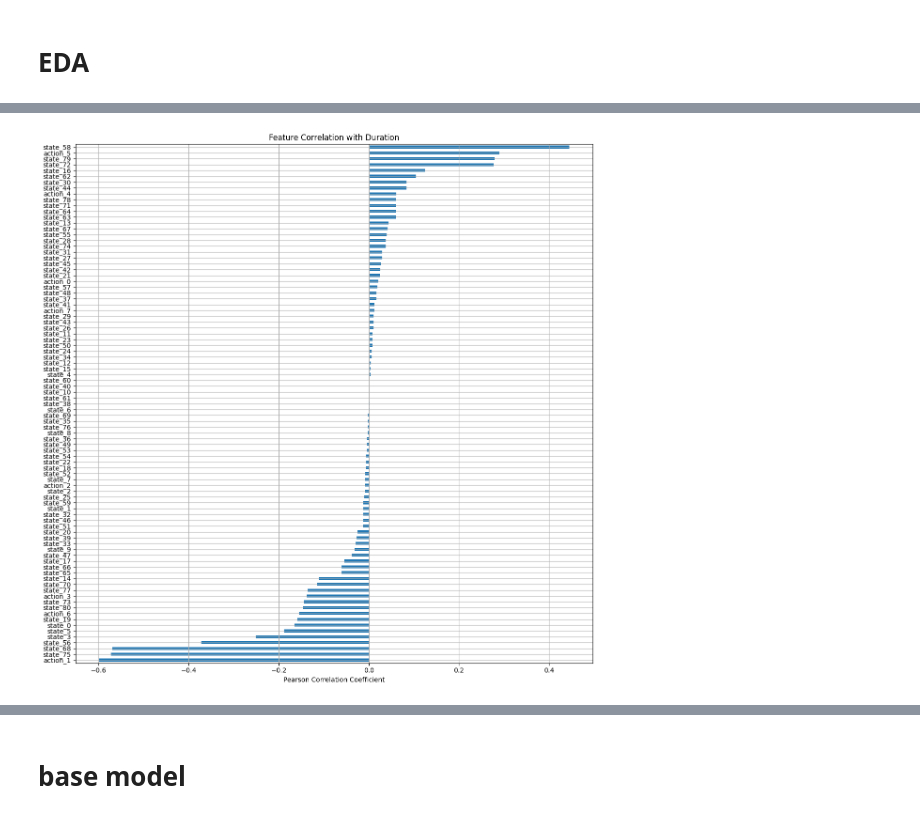
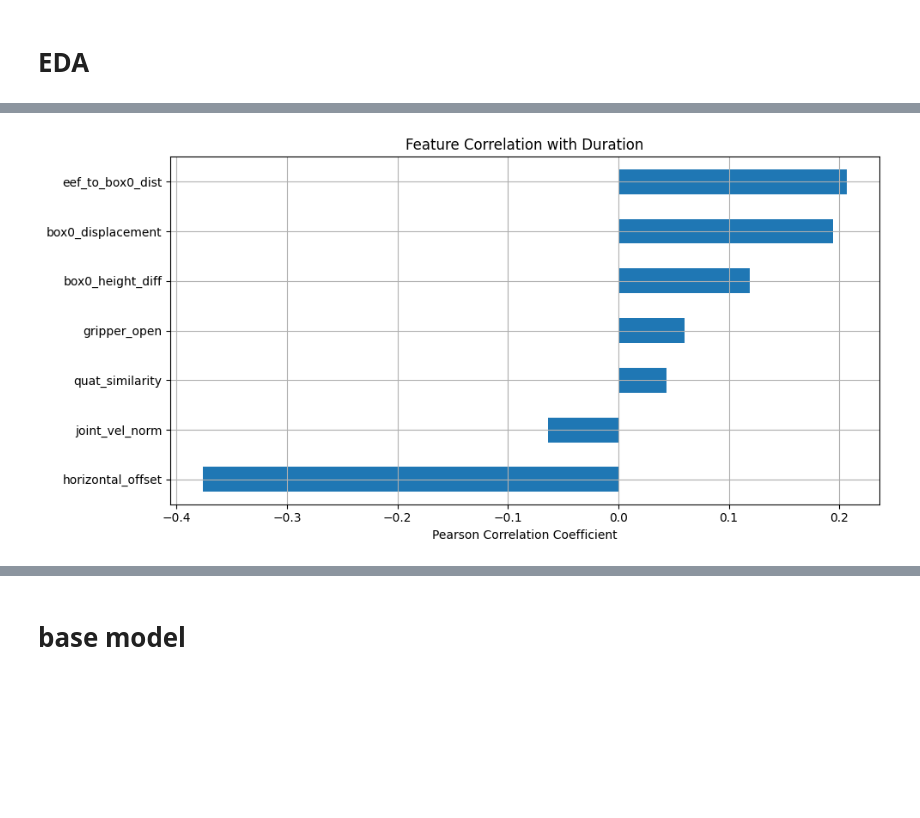
Before and after one commit to ParshinAD/uhaifa_stat_learning, a Jupyter notebook: task_time.ipynb, the cells around one changed output, grey strips where cells are left out. Drawn from its saved outputs; the diff is of its cells as text; code cells hidden in the pictures; blank space fills up the shorter version.

```diff
--- a/task_time.ipynb
+++ b/task_time.ipynb
@@ -20,8 +20,8 @@ df
 df.to_csv("episode_000000.csv")
 # %%
 base_path = "PhysicalAI-Robotics-Manipulation-SingleArm/panda-stack-platforms-texture"
-file_path = "meta/episodes_stats.jsonl"
+file_path = "meta/info.json"
 
 # df = pd.read_parquet(base_path + "\\" + file_path, lines=True)
-df = pd.read_json(base_path + "\\" + file_path, lines=True)
+df = pd.read_json(base_path + "\\" + file_path)
 # %%
@@ -80,14 +173,18 @@ for chunk_folder in os.listdir(base_path):
 
             # Features: observations.state from first timestep
             first_row = df.iloc[0]
+            last_row = df.iloc[-1]
+            final_state = last_row["observation.state"]
             state = first_row["observation.state"]
-            feature_dict = {f"state_{i}": val for i, val in enumerate(state)}
+            feature_dict = {f"{state_names[i]}": val for i, val in enumerate(state)}
             action = first_row["action"]
             feature_dict = feature_dict | {f"action_{i}": val for i, val in enumerate(action)}
 
             # Combine into one row
             feature_dict["duration_seconds"] = duration
             feature_dict["file"] = file_name
+
+            feature_dict = prepare_features(state, feature_dict, final_state )
 
             episode_data.append(feature_dict)
 
@@ -106,0 +219,12 @@ df_all
+# %%
+columns_to_explore = [
+    'gripper_open',
+    'horizontal_offset',  # Distance of the gripper from the center of the table
+    'joint_vel_norm',  # whether the robot is already in motion
+    'quat_similarity',  # Cosine similarity between the object’s orientation and the gripper's orientation
+    'box0_displacement',
+    'box0_height_diff',
+    'eef_to_box0_dist',  # Distance between end-effector (gripper) and the object (box0)
+]
+
+target_var = ['duration_seconds']
@@ -119,16 +238,18 @@ sns.histplot(
 # %%
 import seaborn as sns
 import matplotlib.pyplot as plt
 
 # Compute correlation between features and target
-correlations = df_all.drop(columns=["file"]).corr()["duration_seconds"].drop("duration_seconds")
+final_dataset = df_all[columns_to_explore + target_var]
+
+correlations = final_dataset.corr()["duration_seconds"].drop("duration_seconds")
 
 # Plot correlation
-plt.figure(figsize=(12, 12))
+plt.figure(figsize=(10, 5))
 correlations.sort_values().plot(kind="barh", title="Feature Correlation with Duration")
 plt.xlabel("Pearson Correlation Coefficient")
 plt.grid(True)
 plt.tight_layout()
 plt.show()
 # %% [output]
-[figure, old version]
+[figure, new version]
```
Also changed, not shown: parts of 25 cells of this notebook, 1 other file.
